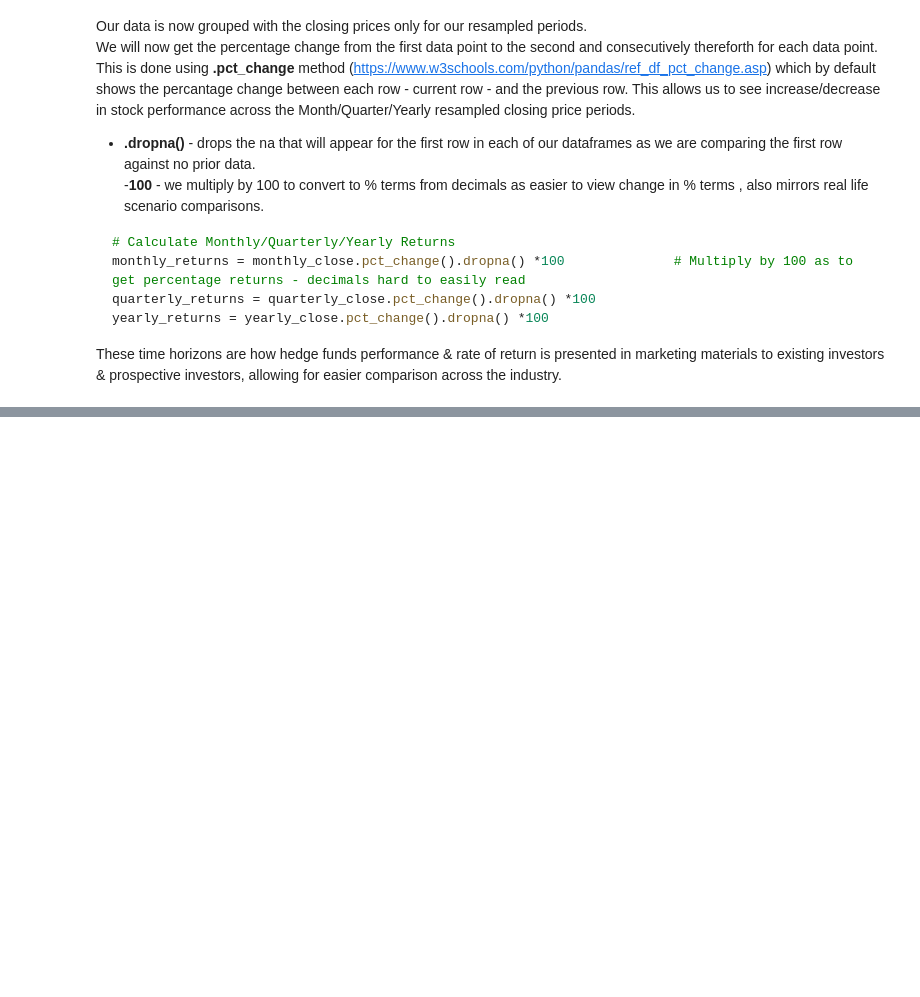
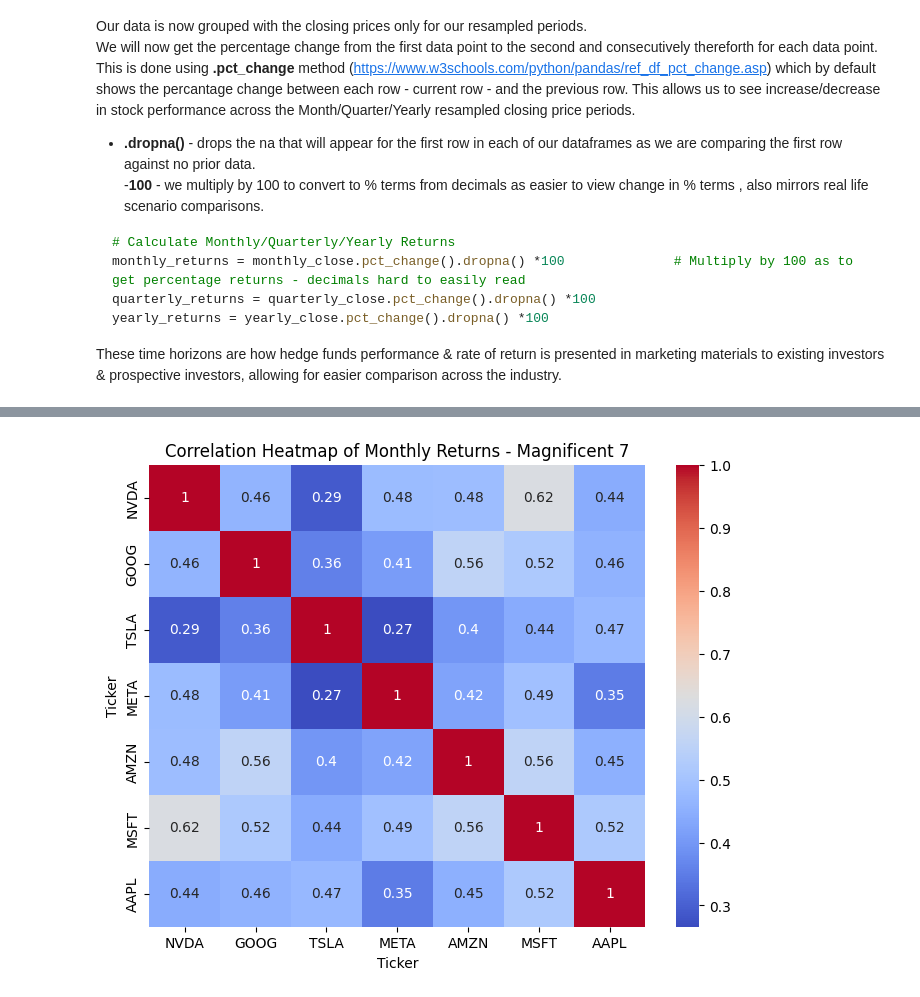
Before and after one commit to Mr-Scarf/programming-for-data-analytics, a Jupyter notebook: project/Project.ipynb, the cells around one changed output, grey strips where cells are left out. Cells and saved outputs as stored; diff of their text form; code cells hidden in the pictures; blank space fills up the shorter version.

```diff
--- a/project/Project.ipynb
+++ b/project/Project.ipynb
@@ -493,0 +525,11 @@ volatility = df_returns.std()
+# %%
+#Correlation between stocks based on monthly returns
+correlation_matrix = df_returns.corr()
+
+# Plot heatmap of correlation matrix                        Reference: https://seaborn.pydata.org/generated/seaborn.heatmap.html
+plt.figure(figsize=(8, 6))
+sns.heatmap(correlation_matrix,annot=True,cmap="coolwarm")
+plt.title("Correlation Heatmap of Monthly Returns - Magnificent 7")
+plt.show()
+# %% [output]
+[figure, added]
```
Also changed, not shown: parts of 11 cells of this notebook, 1 other file.
